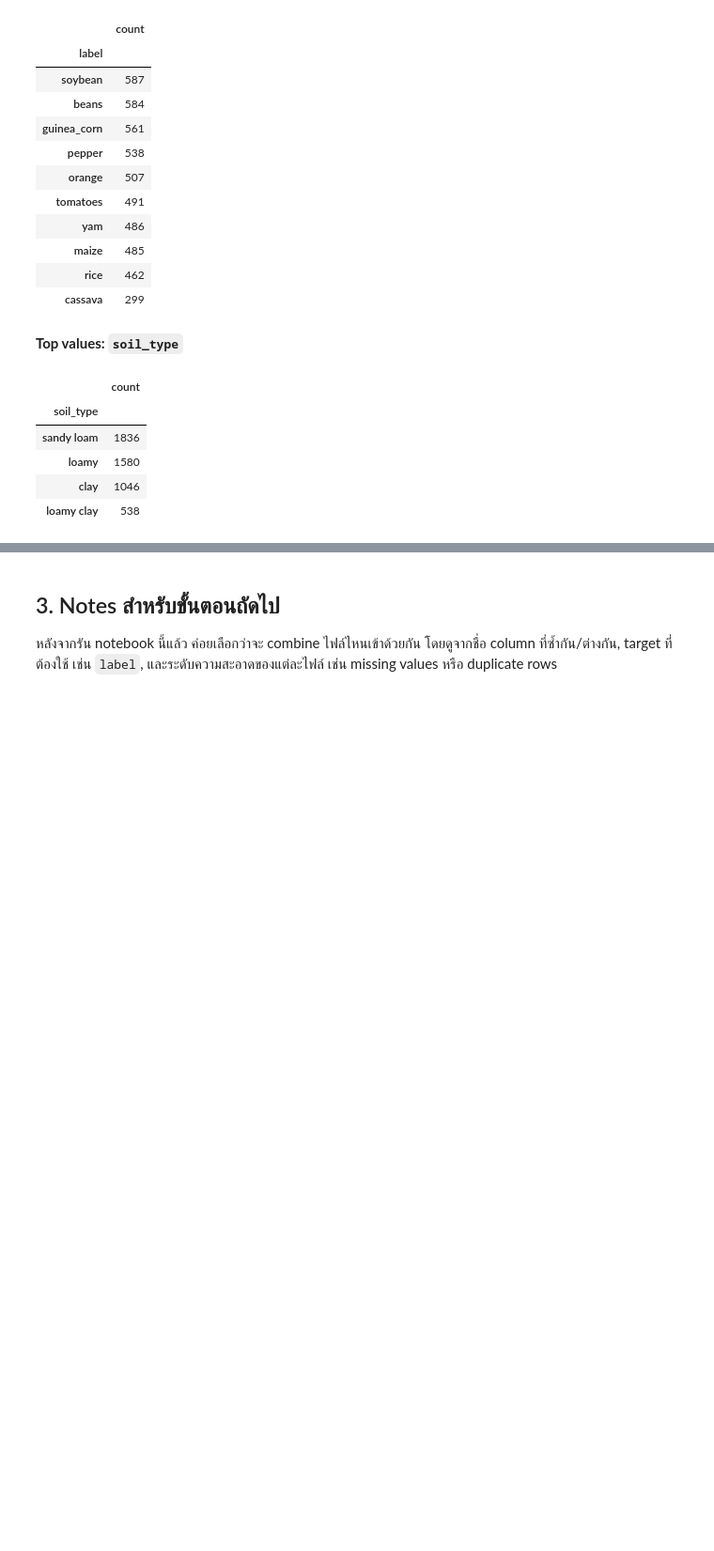
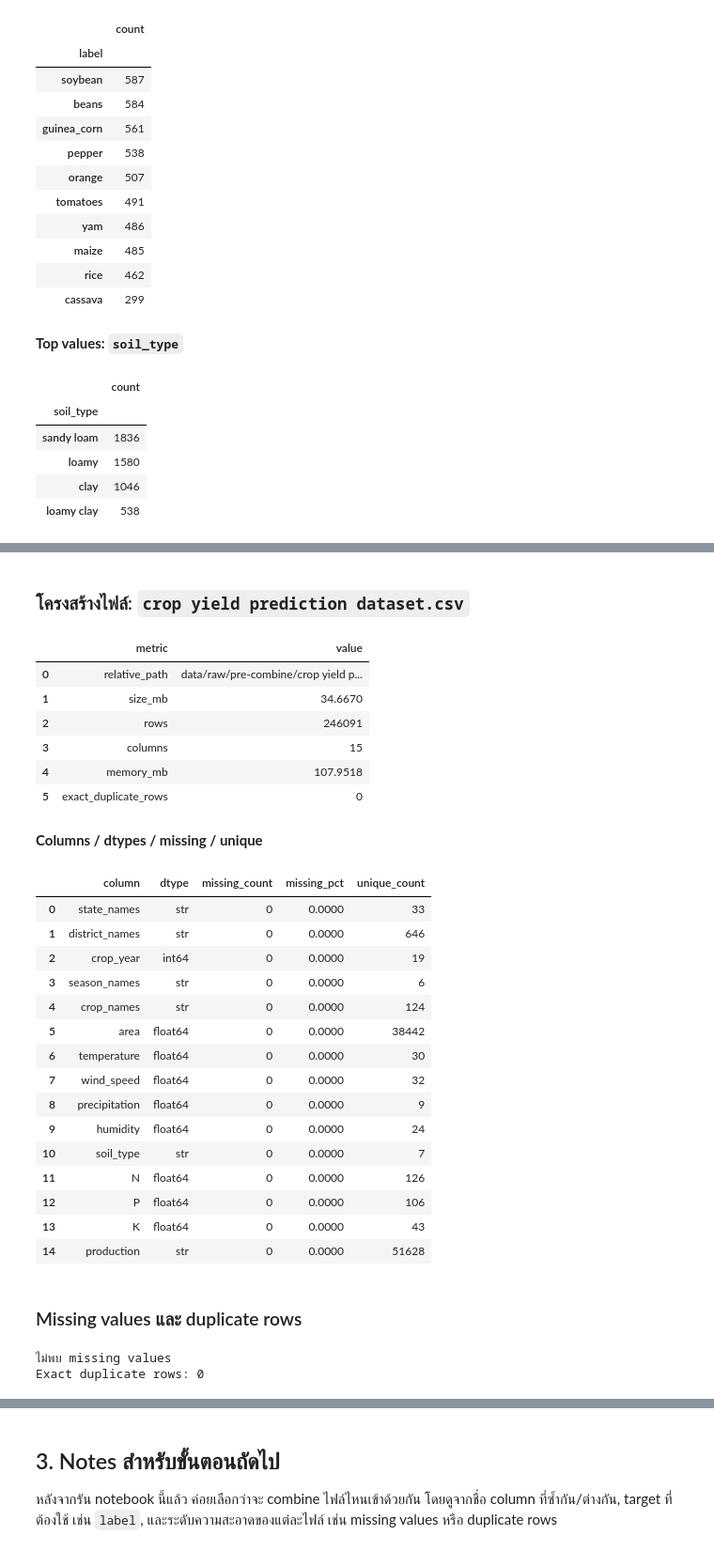
Before and after one commit to 01aptx01/crop-recommendation-system-for-smart-farming, a Jupyter notebook: eda.ipynb, the cells around one changed output, grey strips where cells are left out. Shown at 94% size. Cells and saved outputs as stored; diff of their text form; code cells hidden in the pictures; blank space fills up the shorter version.

```diff
--- a/eda.ipynb
+++ b/eda.ipynb
@@ -922,0 +932,38 @@ display_samples_and_stats(df_09)
+# %%
+# File 10: load และดูโครงสร้างไฟล์
+path = PROJECT_ROOT / 'data/raw/pre-combine/crop yield prediction dataset.csv'
+df_10 = read_table(path)
+display_structure(path, df_10)
+# %% [output]
+### โครงสร้างไฟล์: `crop yield prediction dataset.csv`
+|  | metric | value |
+| 0 | relative_path | data/raw/pre-combine/crop yield p... |
+| 1 | size_mb | 34.6670 |
+| 2 | rows | 246091 |
+| 3 | columns | 15 |
+| 4 | memory_mb | 107.9518 |
+| 5 | exact_duplicate_rows | 0 |
+**Columns / dtypes / missing / unique**
+|  | column | dtype | missing_count | missing_pct | unique_count |
+| 0 | state_names | str | 0 | 0.0000 | 33 |
+| 1 | district_names | str | 0 | 0.0000 | 646 |
+| 2 | crop_year | int64 | 0 | 0.0000 | 19 |
+| 3 | season_names | str | 0 | 0.0000 | 6 |
+| 4 | crop_names | str | 0 | 0.0000 | 124 |
+| 5 | area | float64 | 0 | 0.0000 | 38442 |
+| 6 | temperature | float64 | 0 | 0.0000 | 30 |
+| 7 | wind_speed | float64 | 0 | 0.0000 | 32 |
+| 8 | precipitation | float64 | 0 | 0.0000 | 9 |
+| 9 | humidity | float64 | 0 | 0.0000 | 24 |
+| 10 | soil_type | str | 0 | 0.0000 | 7 |
+| 11 | N | float64 | 0 | 0.0000 | 126 |
+| 12 | P | float64 | 0 | 0.0000 | 106 |
+| 13 | K | float64 | 0 | 0.0000 | 43 |
+| 14 | production | str | 0 | 0.0000 | 51628 |
+# %%
+# File 10: ตรวจ missing values และ exact duplicate rows
+display_missing_duplicates(df_10)
+# %% [output]
+### Missing values และ duplicate rows
+ไม่พบ missing values
+Exact duplicate rows: 0
```
Also changed, not shown: parts of 3 cells of this notebook, 2 other files.
